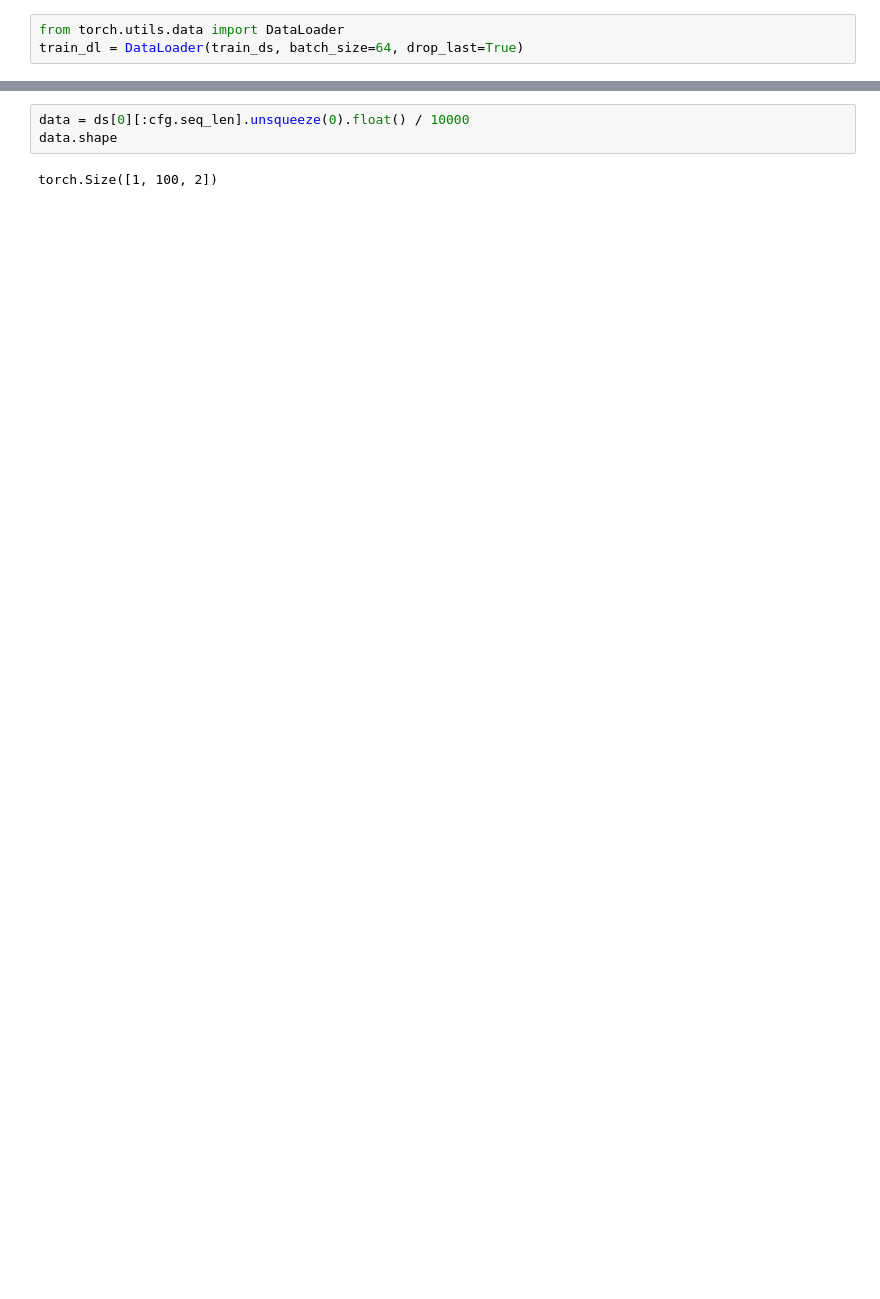
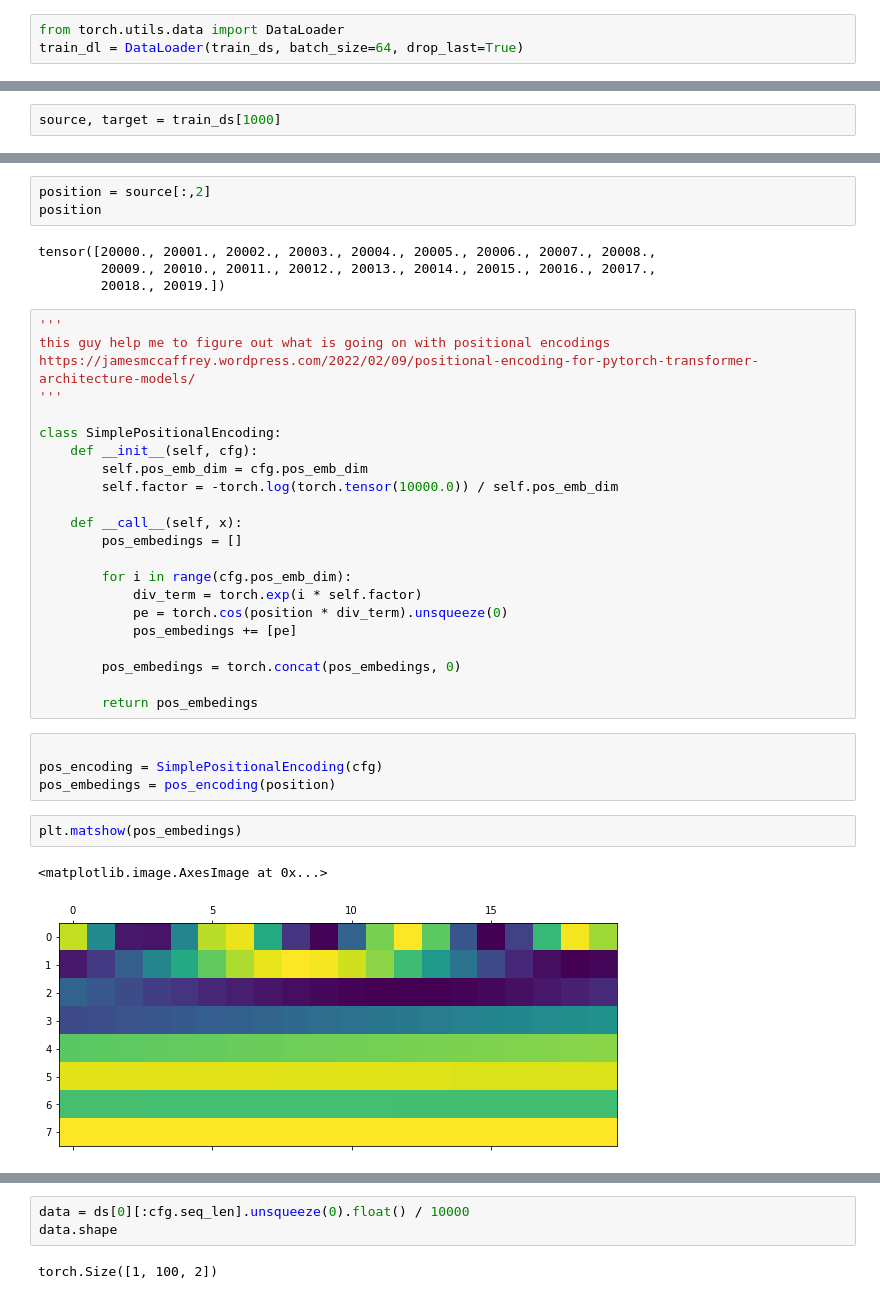
Before and after one commit to ivanvoid/layers, a Jupyter notebook: kick_generator.ipynb, the cells around one changed output, grey strips where cells are left out. Saved outputs shown, nothing was run; the diff lists cells and outputs as text; blank space fills up the shorter version.

Commit message:
position encoding works

```diff
--- a/kick_generator.ipynb
+++ b/kick_generator.ipynb
@@ -162,0 +164,2 @@ train_dl = DataLoader(train_ds, batch_size=64, drop_last=True)
+# %%
+source, target = train_ds[1000]
@@ -162,0 +189,38 @@ train_dl = DataLoader(train_ds, batch_size=64, drop_last=True)
+# %%
+position = source[:,2]
+position
+# %% [output]
+tensor([20000., 20001., 20002., 20003., 20004., 20005., 20006., 20007., 20008.,
+        20009., 20010., 20011., 20012., 20013., 20014., 20015., 20016., 20017.,
+        20018., 20019.])
+# %%
+'''
+this guy help me to figure out what is going on with positional encodings
+https://jamesmccaffrey.wordpress.com/2022/02/09/positional-encoding-for-pytorch-transformer-architecture-models/
+'''
+
+class SimplePositionalEncoding:
+    def __init__(self, cfg):
+        self.pos_emb_dim = cfg.pos_emb_dim
+        self.factor = -torch.log(torch.tensor(10000.0)) / self.pos_emb_dim
+
+    def __call__(self, x):
+        pos_embedings = []
+
+        for i in range(cfg.pos_emb_dim):
+            div_term = torch.exp(i * self.factor)
+            pe = torch.cos(position * div_term).unsqueeze(0)
+            pos_embedings += [pe]
+
+        pos_embedings = torch.concat(pos_embedings, 0)
+
+        return pos_embedings
+# %%
+
+pos_encoding = SimplePositionalEncoding(cfg)
+pos_embedings = pos_encoding(position)
+# %%
+plt.matshow(pos_embedings)
+# %% [output]
+<matplotlib.image.AxesImage at 0x...>
+[figure, added]
```
Also changed, not shown: parts of 12 cells of this notebook.
